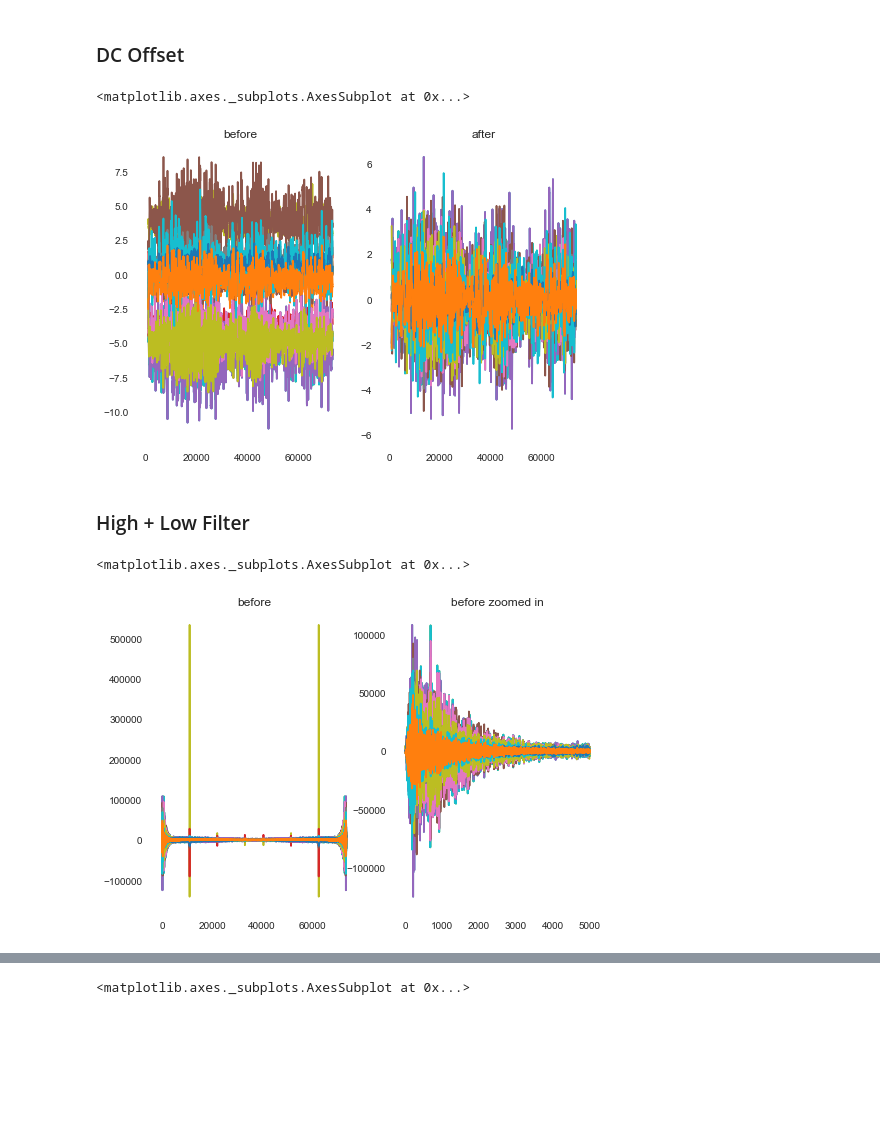
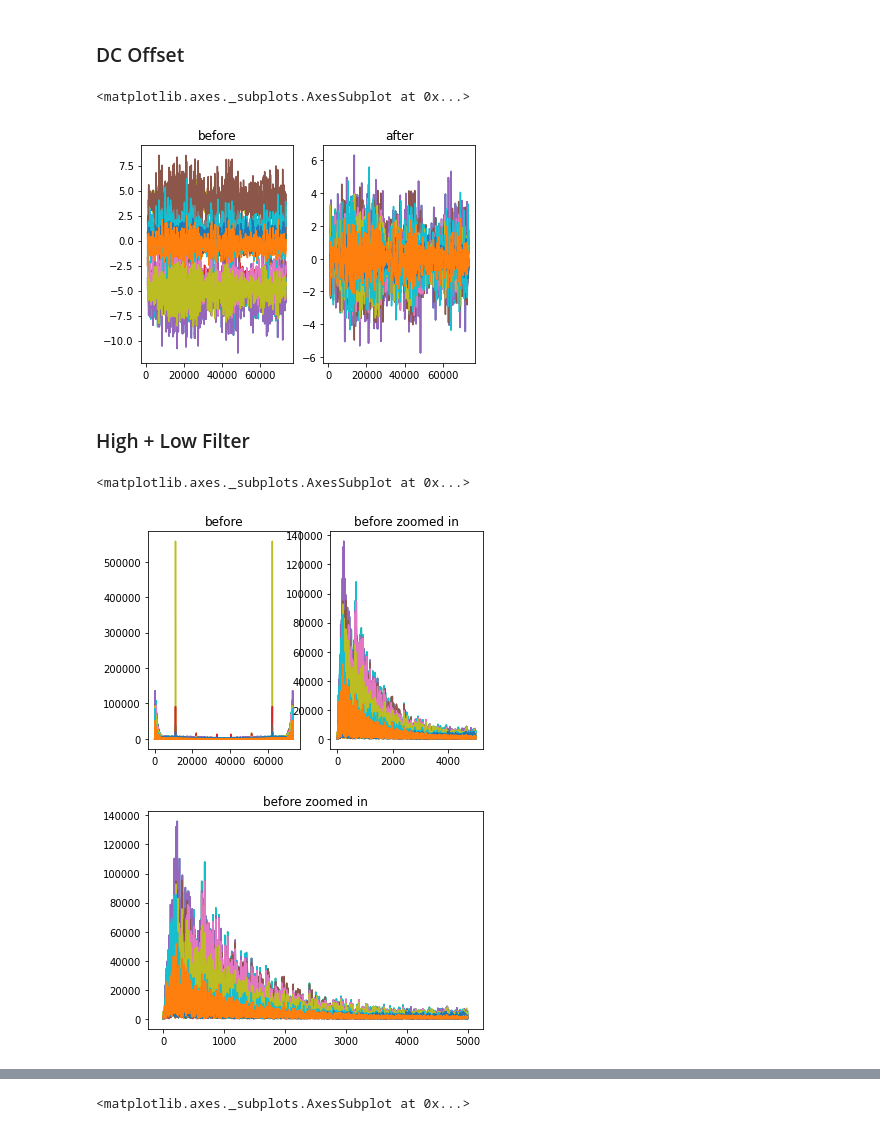
Before and after one commit to ylin00/seizurecast, a Jupyter notebook: notebooks/Preprocessing.ipynb, the cells around one changed output, grey strips where cells are left out. Cells and saved outputs as stored; diff of their text form; code cells hidden in the pictures; blank space fills up the shorter version.

```diff
--- a/notebooks/Preprocessing.ipynb
+++ b/notebooks/Preprocessing.ipynb
@@ -13,7 +15,7 @@ LEN_PRE = 15
 LEN_POS = 60
 SEC_GAP = 0
 # %%
-train_path = '../tusz_1_5_2/edf/train'
+train_path = '../../tusz_1_5_2/edf/train'
 tcp_type = '01_tcp_ar'
 patient_group = '004'
 patient = '00000492'
@@ -59,24 +61,27 @@ df0\
 df.rolling(1000).mean().plot(title='after', legend=False, ax=axes[1])
 # %% [output]
 <matplotlib.axes._subplots.AxesSubplot at 0x...>
-[figure, old version]
+[figure, new version]
 # %% [markdown]
 ### High + Low Filter
 # %%
 #FFT
 import matplotlib.pyplot as plt
 fig, axes = plt.subplots(nrows=1, ncols=2)
 
 import scipy.fft as fft
-df_fft = df.apply(lambda x: np.real(fft.fft(x.to_numpy())))
+df_fft = df.apply(lambda x: np.abs(fft.fft(x.to_numpy())))
 
 df_fft.plot(title='before', legend=False, ax=axes[0])
 df_fft.loc[0:5000, :].plot(title='before zoomed in', legend=False, ax=axes[1])
 
+df_fft.loc[0:5000, :].plot(title='before zoomed in', legend=False)
+
 # low pass needed
 # %% [output]
 <matplotlib.axes._subplots.AxesSubplot at 0x...>
-[figure, old version]
+[figure, new version]
+[figure, added]
 # %%
 # LOW PASS FILTER
 import matplotlib.pyplot as plt
```
Also changed, not shown: parts of 3 cells of this notebook, 3 other files.
